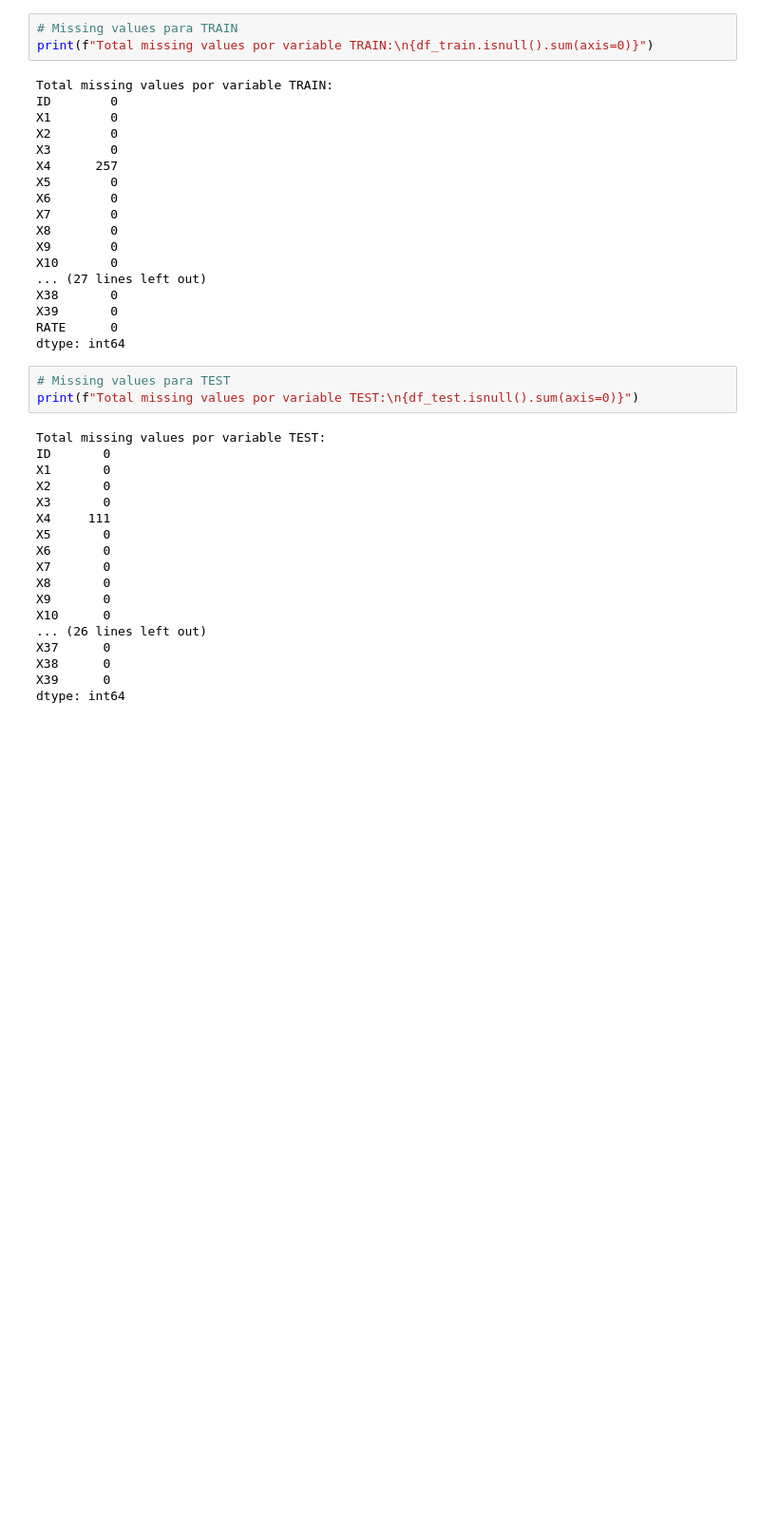
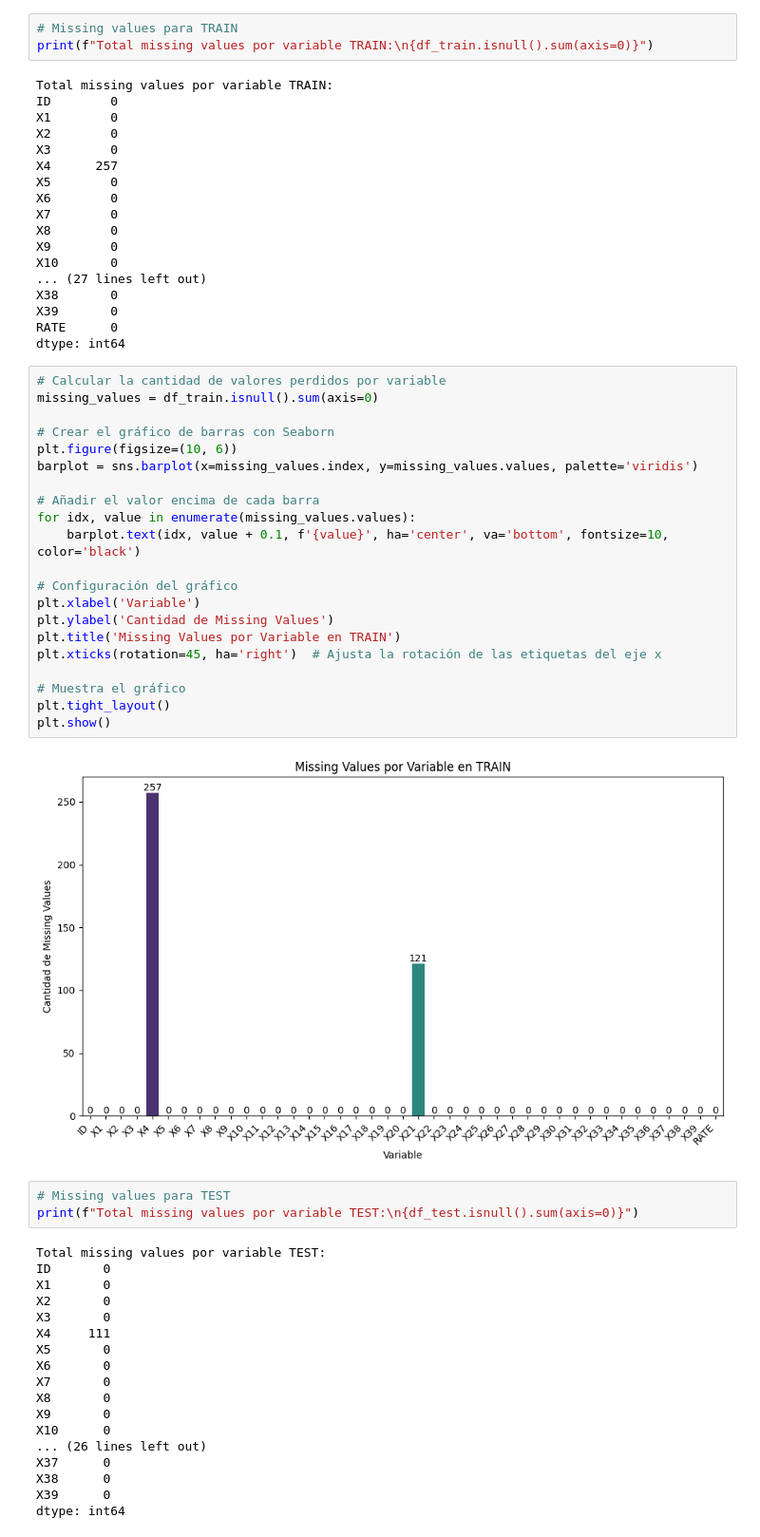
Before and after one commit to DomingoLopez/ClubFansIris, a Jupyter notebook: preprocesamiento/preprocesamiento.ipynb, the cells around one changed output. Shown at 95% size. Drawn from its saved outputs; the diff is of its cells as text; blank space fills up the shorter version.

```diff
--- a/preprocesamiento/preprocesamiento.ipynb
+++ b/preprocesamiento/preprocesamiento.ipynb
@@ -128,6 +128,29 @@ X38       0
 X39       0
 RATE      0
 dtype: int64
+# %%
+# Calcular la cantidad de valores perdidos por variable
+missing_values = df_train.isnull().sum(axis=0)
+
+# Crear el gráfico de barras con Seaborn
+plt.figure(figsize=(10, 6))
+barplot = sns.barplot(x=missing_values.index, y=missing_values.values, palette='viridis')
+
+# Añadir el valor encima de cada barra
+for idx, value in enumerate(missing_values.values):
+    barplot.text(idx, value + 0.1, f'{value}', ha='center', va='bottom', fontsize=10, color='black')
+
+# Configuración del gráfico
+plt.xlabel('Variable')
+plt.ylabel('Cantidad de Missing Values')
+plt.title('Missing Values por Variable en TRAIN')
+plt.xticks(rotation=45, ha='right')  # Ajusta la rotación de las etiquetas del eje x
+
+# Muestra el gráfico
+plt.tight_layout()
+plt.show()
+# %% [output]
+[figure, added]
 # %%
 # Missing values para TEST
 print(f"Total missing values por variable TEST:\n{df_test.isnull().sum(axis=0)}")
```
Also changed, not shown: parts of 1 cell of this notebook, 1 other file.
